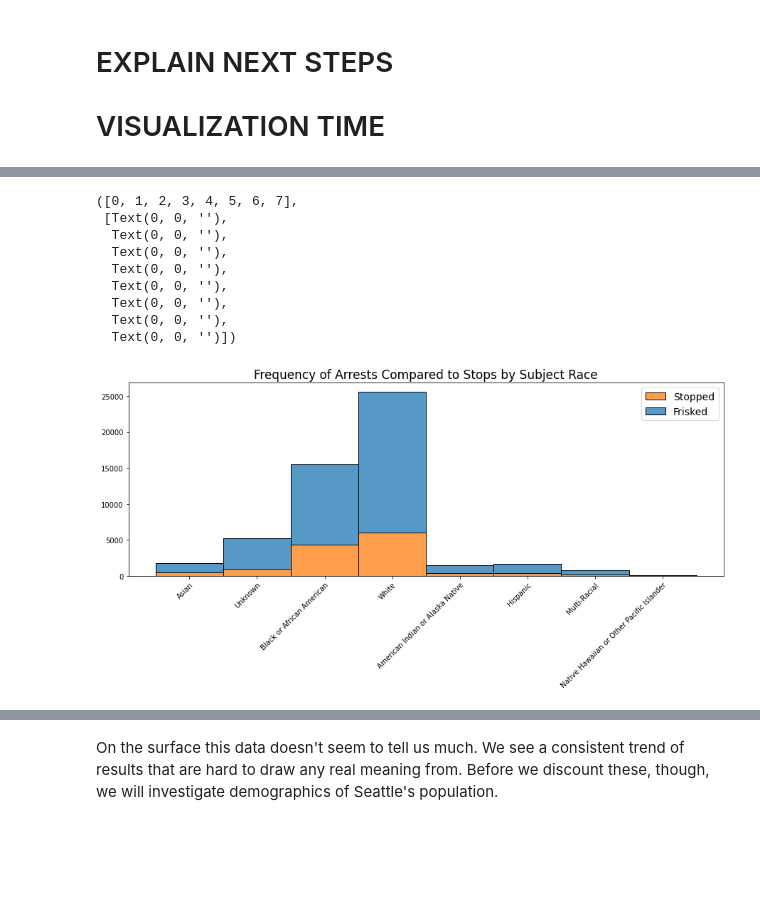
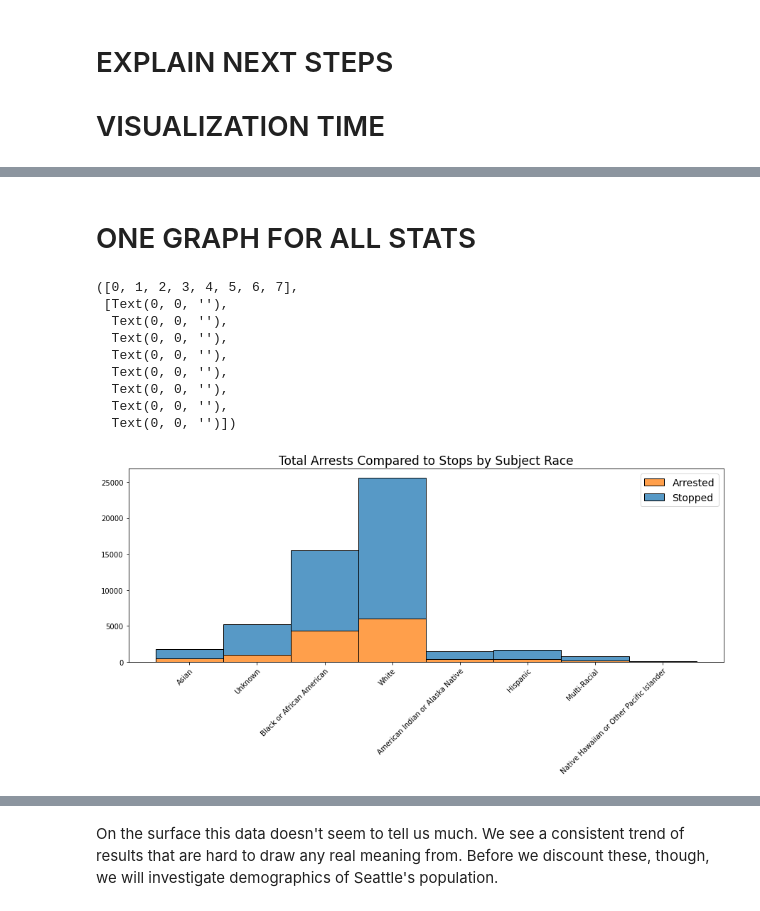
Before and after one commit to shadel96/dsc-Terry_Stops_Analysis, a Jupyter notebook: terry_data_cleaning_analysis.ipynb, the cells around one changed output, grey strips where cells are left out. Saved outputs shown, nothing was run; the diff lists cells and outputs as text; code cells hidden in the pictures; blank space fills up the shorter version.

```diff
--- a/terry_data_cleaning_analysis.ipynb
+++ b/terry_data_cleaning_analysis.ipynb
@@ -466,24 +447,26 @@ memory usage: 4.8+ MB
+# %% [markdown]
+# ONE GRAPH FOR ALL STATS
 # %%
 
 fig, ax = plt.subplots(figsize=(15,5))
 sns.histplot(data = graph_df,
              x = "Subject_Perceived_Race",
              hue = "Arrested",
              multiple='stack', bins='auto')
 
 ax.set_xlabel('', fontsize=10)
 ax.set_ylabel('', fontsize=10)
-ax.set_title('Frequency of Arrests Compared to Stops by Subject Race', fontsize=17)
-plt.legend(labels=['Stopped', 'Frisked'], fontsize=14)
+ax.set_title('Total Arrests Compared to Stops by Subject Race', fontsize=17)
+plt.legend(labels=['Arrested', 'Stopped'], fontsize=14)
 plt.xticks(rotation= 45, ha='right', rotation_mode='anchor')
 # %% [output]
 ([0, 1, 2, 3, 4, 5, 6, 7],
  [Text(0, 0, ''),
   Text(0, 0, ''),
   Text(0, 0, ''),
   Text(0, 0, ''),
   Text(0, 0, ''),
   Text(0, 0, ''),
   Text(0, 0, ''),
   Text(0, 0, '')])
-[figure, old version]
+[figure, new version]
```
Also changed, not shown: parts of 10 cells of this notebook, 4 other files.
